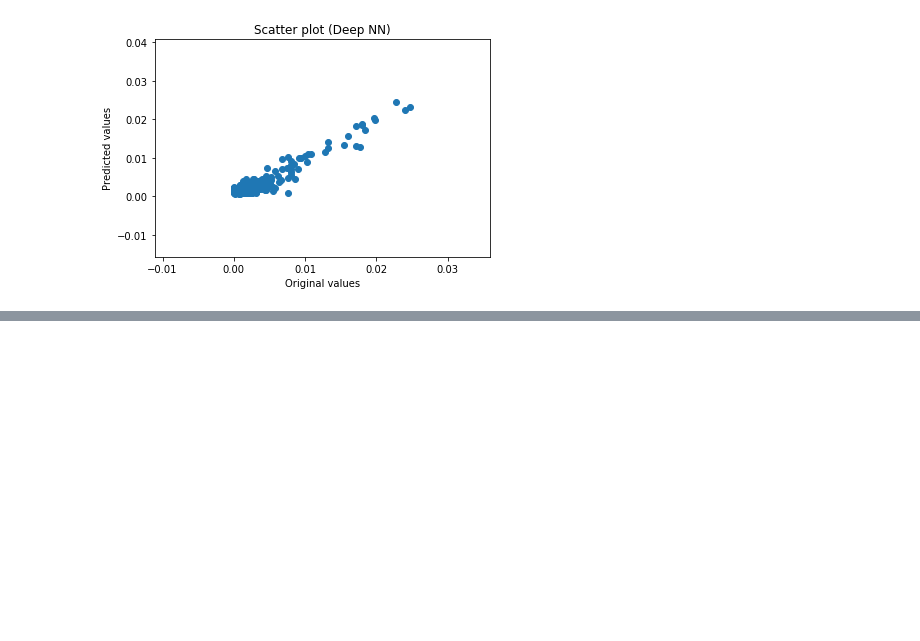
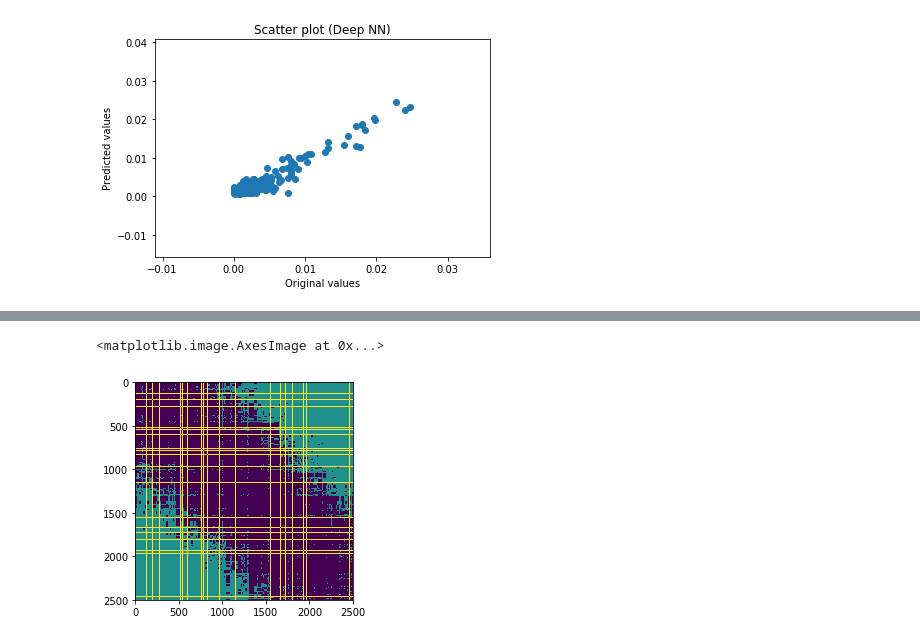
Before and after one commit to Khrameeva-Lab/DeepLearningHiC, a Jupyter notebook: DeepLearningHiC.ipynb, the cells around one changed output, grey strips where cells are left out. Cells and saved outputs as stored; diff of their text form; code cells hidden in the pictures; blank space fills up the shorter version.

```diff
--- a/DeepLearningHiC.ipynb
+++ b/DeepLearningHiC.ipynb
@@ -1673,0 +1692,5 @@ scatter_plot(resulting_matrices[57][2:-2, 2:-2], restored_hic3_deep_keras, plot_
+# %%
+plt.imshow(visualization_matrix)
+# %% [output]
+<matplotlib.image.AxesImage at 0x...>
+[figure, added]
```
Also changed, not shown: parts of 17 cells of this notebook, 1 other file.
